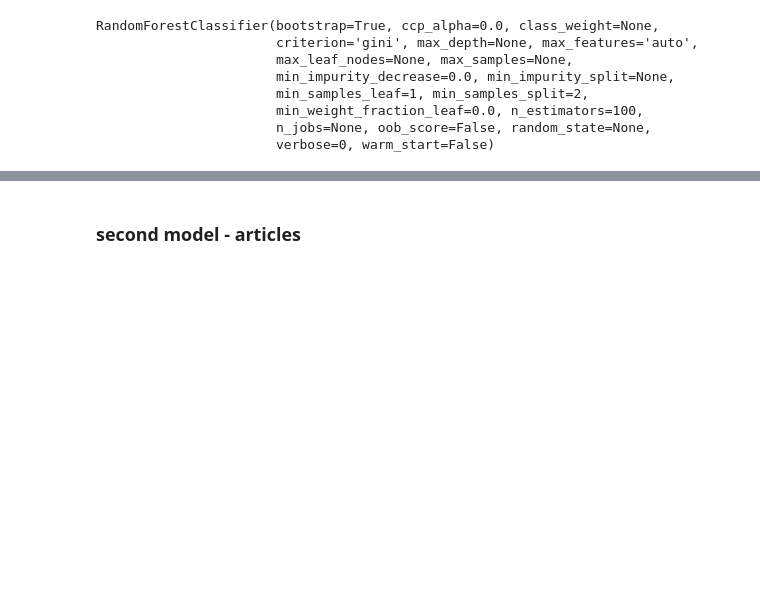
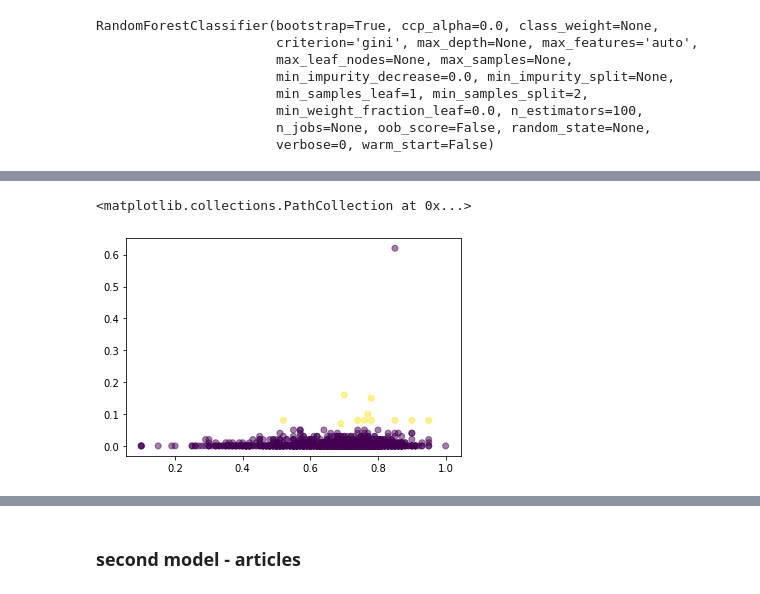
Before and after one commit to chloedevries/pitchfork-predictor, a Jupyter notebook: Predicting p4k lineup from reviews.ipynb, the cells around one changed output, grey strips where cells are left out. Drawn from its saved outputs; the diff is of its cells as text; code cells hidden in the pictures; blank space fills up the shorter version.

```diff
--- a/Predicting p4k lineup from reviews.ipynb
+++ b/Predicting p4k lineup from reviews.ipynb
@@ -145,6 +205,7 @@ from sklearn.metrics import f1_score, accuracy_score, precision_score, \
                             recall_score, confusion_matrix
 
 reviews_preds = reviews_model.predict(X_test)
+reviews_prob_preds = reviews_model.predict_proba(X_test)
 print_performance_metrics(y_test, reviews_preds)
 # %% [output]
 f1:  0.0
@@ -167,0 +259,7 @@ actual true                 7             469
+# %%
+x = X_test.score_norm
+y = pd.DataFrame(reviews_prob_preds)[1]
+plt.scatter(x, y, c=y_test.played_fest, alpha=.5)
+# %% [output]
+<matplotlib.collections.PathCollection at 0x...>
+[figure, added]
```
Also changed, not shown: parts of 40 cells of this notebook, 1 other file.
